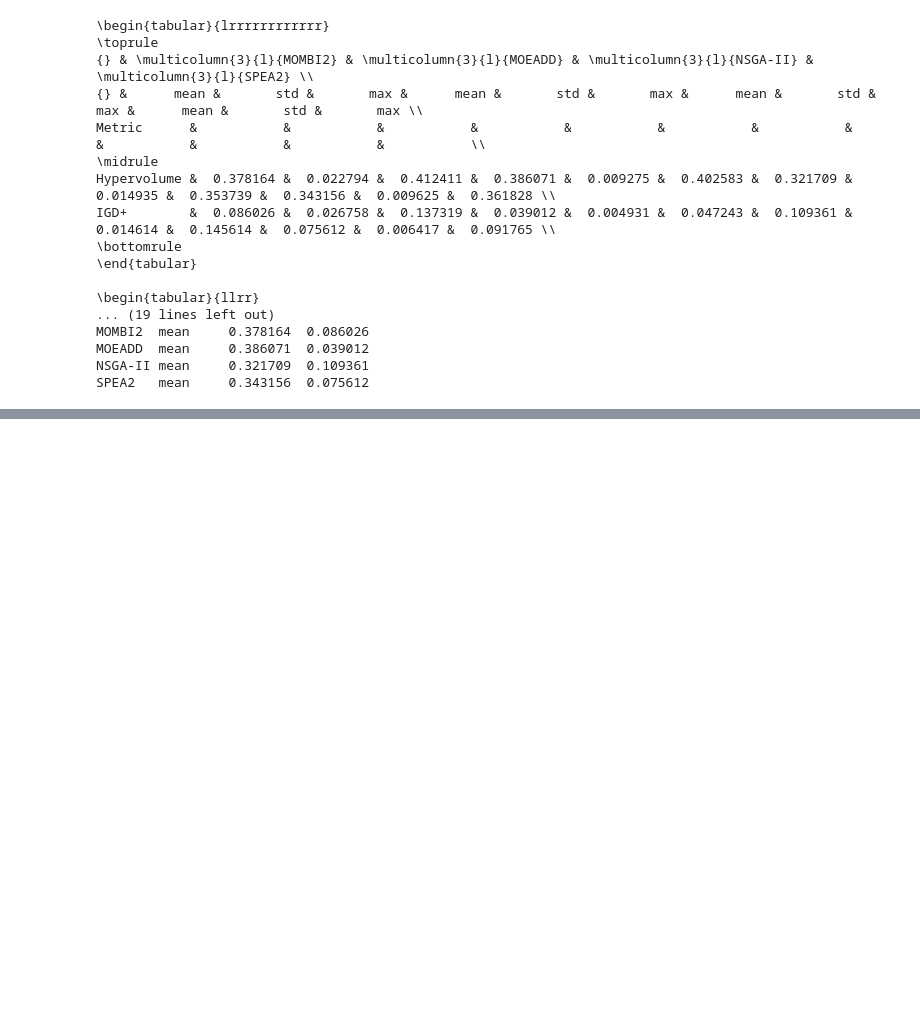
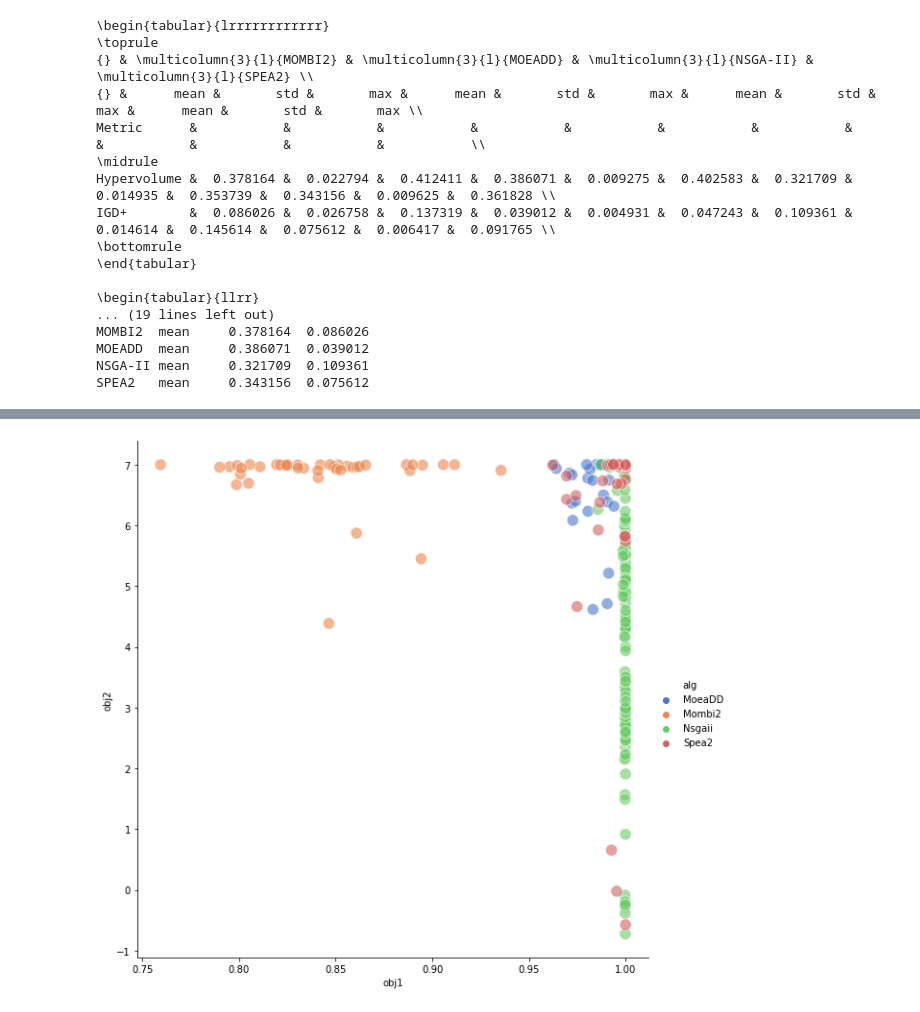
Before and after one commit to vinixnan/NormSystemOptimization, a Jupyter notebook: generateGraph.ipynb, the cells around one changed output, grey strips where cells are left out. Cells and saved outputs as stored; diff of their text form; code cells hidden in the pictures; blank space fills up the shorter version.

Commit message:
print best solutions

```diff
--- a/generateGraph.ipynb
+++ b/generateGraph.ipynb
@@ -165,0 +166,20 @@ gen3dplotthree('obj1','obj4', 'obj5').show()
+# %%
+algs=["MoeaDD", "Mombi2", "Nsgaii", "Spea2"]
+a4_dims = (11.7, 8.27)
+basePath="/Users/viniciusdecarvalho/PJT/NormSystemOptimization/result/"
+m=2
+df=pd.DataFrame(columns=['obj1','obj2','alg'])
+for alg in algs:
+    path=basePath+alg+"/NormSystem_obj_"+str(m)+"/conf_200_10_5_0.05_10_5000/500/FUN_ALLMIN_ALL"
+    #print(path)
+    partial=pd.read_csv(path, sep=" ", index_col=False, header=None, names=['obj1','obj2'])
+    partial['alg']=alg
+    df=df.append(partial)
+
+
+sns_plot = sns.relplot(x="obj1", y="obj2", hue="alg",
+            sizes=(40, 400), alpha=.6, palette="muted",
+            height=8, data=df, s=150)
+sns_plot.savefig("graphs_images/2obj.png")
+# %% [output]
+[figure, added]
```
Also changed, not shown: parts of 12 cells of this notebook, 5 other files.
